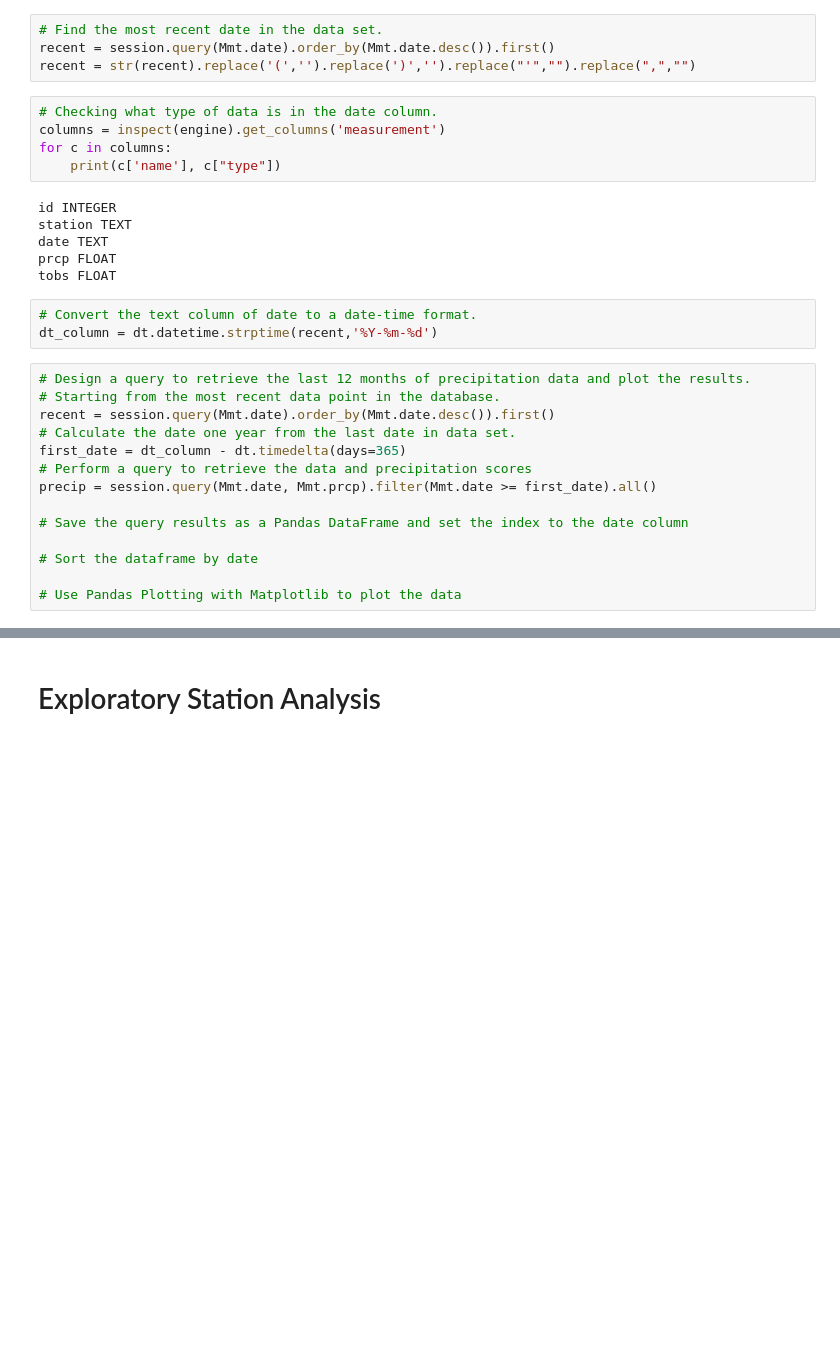
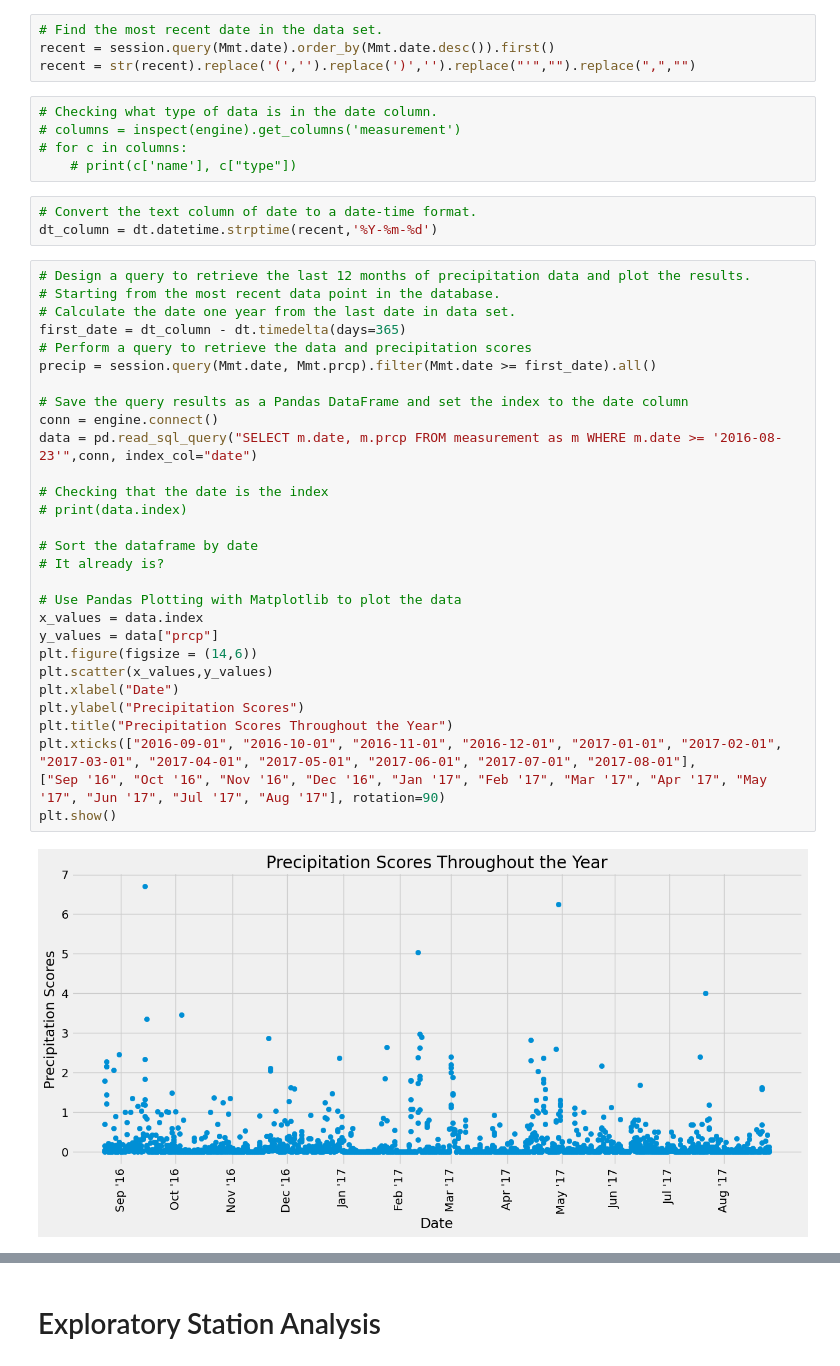
Before and after one commit to allison713/sqlalchemy-challenge, a Jupyter notebook: climate_starter.ipynb, the cells around one changed output, grey strips where cells are left out. Drawn from its saved outputs; the diff is of its cells as text; blank space fills up the shorter version.

Commit message:
Finished Precipitation Analysis

```diff
--- a/climate_starter.ipynb
+++ b/climate_starter.ipynb
@@ -44,30 +44,41 @@ recent = session.query(Mmt.date).order_by(Mmt.date.desc()).first()
 recent = str(recent).replace('(','').replace(')','').replace("'","").replace(",","")
 # %%
 # Checking what type of data is in the date column.
-columns = inspect(engine).get_columns('measurement')
-for c in columns:
-    print(c['name'], c["type"])
+# columns = inspect(engine).get_columns('measurement')
+# for c in columns:
+    # print(c['name'], c["type"])
-# %% [output]
-id INTEGER
-station TEXT
-date TEXT
-prcp FLOAT
-tobs FLOAT
 # %%
 # Convert the text column of date to a date-time format.
 dt_column = dt.datetime.strptime(recent,'%Y-%m-%d')
 # %%
 # Design a query to retrieve the last 12 months of precipitation data and plot the results.
 # Starting from the most recent data point in the database.
-recent = session.query(Mmt.date).order_by(Mmt.date.desc()).first()
 # Calculate the date one year from the last date in data set.
 first_date = dt_column - dt.timedelta(days=365)
 # Perform a query to retrieve the data and precipitation scores
 precip = session.query(Mmt.date, Mmt.prcp).filter(Mmt.date >= first_date).all()
 
 # Save the query results as a Pandas DataFrame and set the index to the date column
+conn = engine.connect()
+data = pd.read_sql_query("SELECT m.date, m.prcp FROM measurement as m WHERE m.date >= '2016-08-23'",conn, index_col="date")
+
+# Checking that the date is the index
+# print(data.index)
 
 # Sort the dataframe by date
+# It already is?
 
 # Use Pandas Plotting with Matplotlib to plot the data
+x_values = data.index
+y_values = data["prcp"]
+plt.figure(figsize = (14,6))
+plt.scatter(x_values,y_values)
+plt.xlabel("Date")
+plt.ylabel("Precipitation Scores")
+plt.title("Precipitation Scores Throughout the Year")
+plt.xticks(["2016-09-01", "2016-10-01", "2016-11-01", "2016-12-01", "2017-01-01", "2017-02-01", "2017-03-01", "2017-04-01", "2017-05-01", "2017-06-01", "2017-07-01", "2017-08-01"],
+["Sep '16", "Oct '16", "Nov '16", "Dec '16", "Jan '17", "Feb '17", "Mar '17", "Apr '17", "May '17", "Jun '17", "Jul '17", "Aug '17"], rotation=90)
+plt.show()
+# %% [output]
+[figure, added]
 # %%
```
Also changed, not shown: parts of 1 cell of this notebook.
